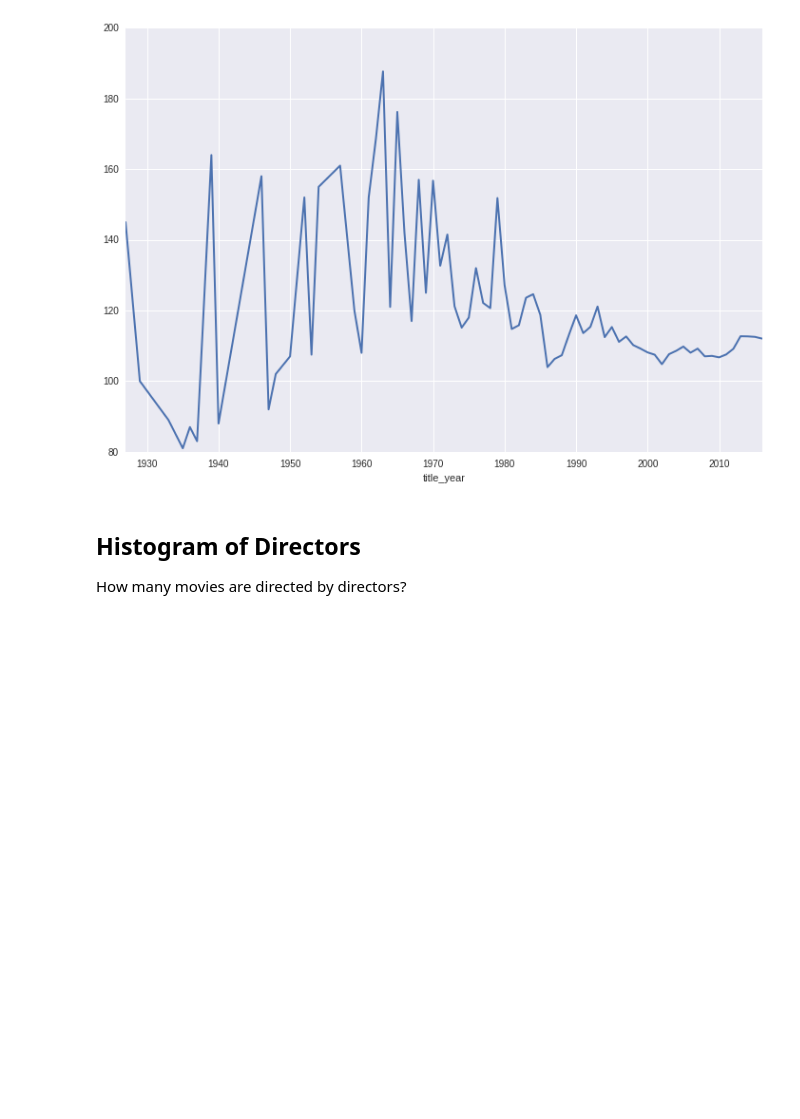
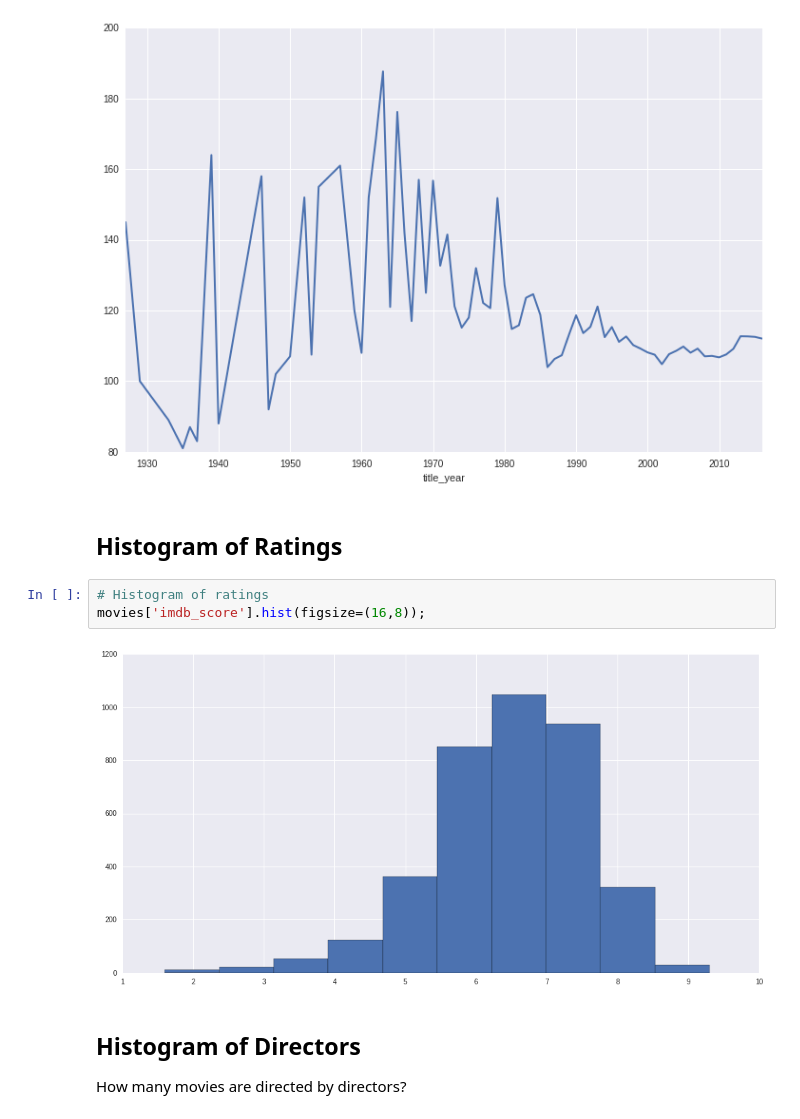
Before and after one commit to lrargerich/7506, a Jupyter notebook: Notebooks/Movies.ipynb, the cells around one changed output. Cells and saved outputs as stored; diff of their text form; blank space fills up the shorter version.

```diff
--- a/Notebooks/Movies.ipynb
+++ b/Notebooks/Movies.ipynb
@@ -167,6 +170,13 @@ movies.loc[movies.title_year>1995,:].groupby('title_year').\
 movies.groupby('title_year').mean().loc[:,'duration'].plot(linewidth=2,figsize=(12,8));
 # %% [output]
 [figure]
+# %% [markdown]
+## Histogram of Ratings
+# %%
+# Histogram of ratings
+movies['imdb_score'].hist(figsize=(16,8));
+# %% [output]
+[figure, added]
 # %% [markdown]
 ## Histogram of Directors
 How many movies are directed by directors?
```
Also changed, not shown: parts of 2 cells of this notebook, 1 other file.
